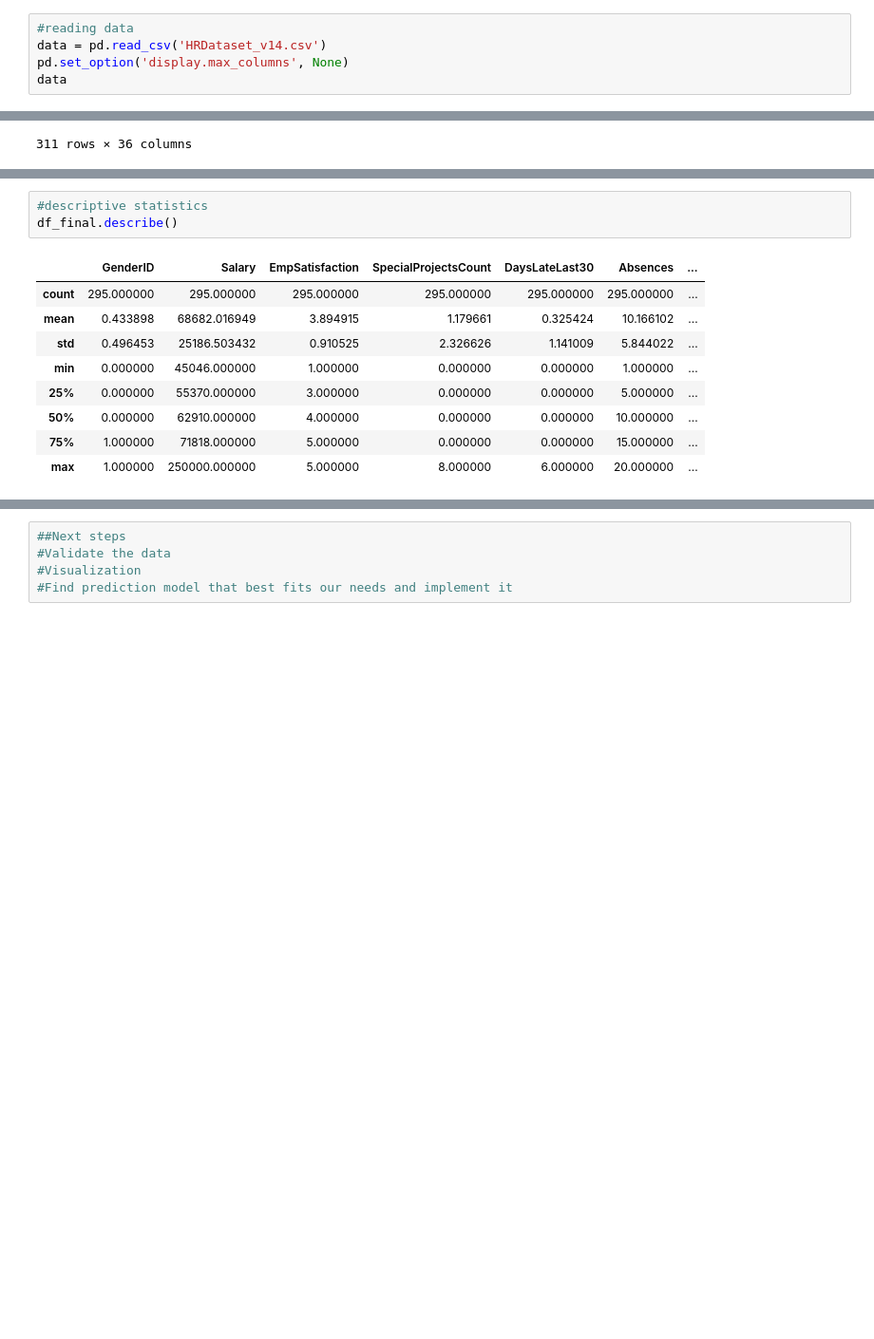
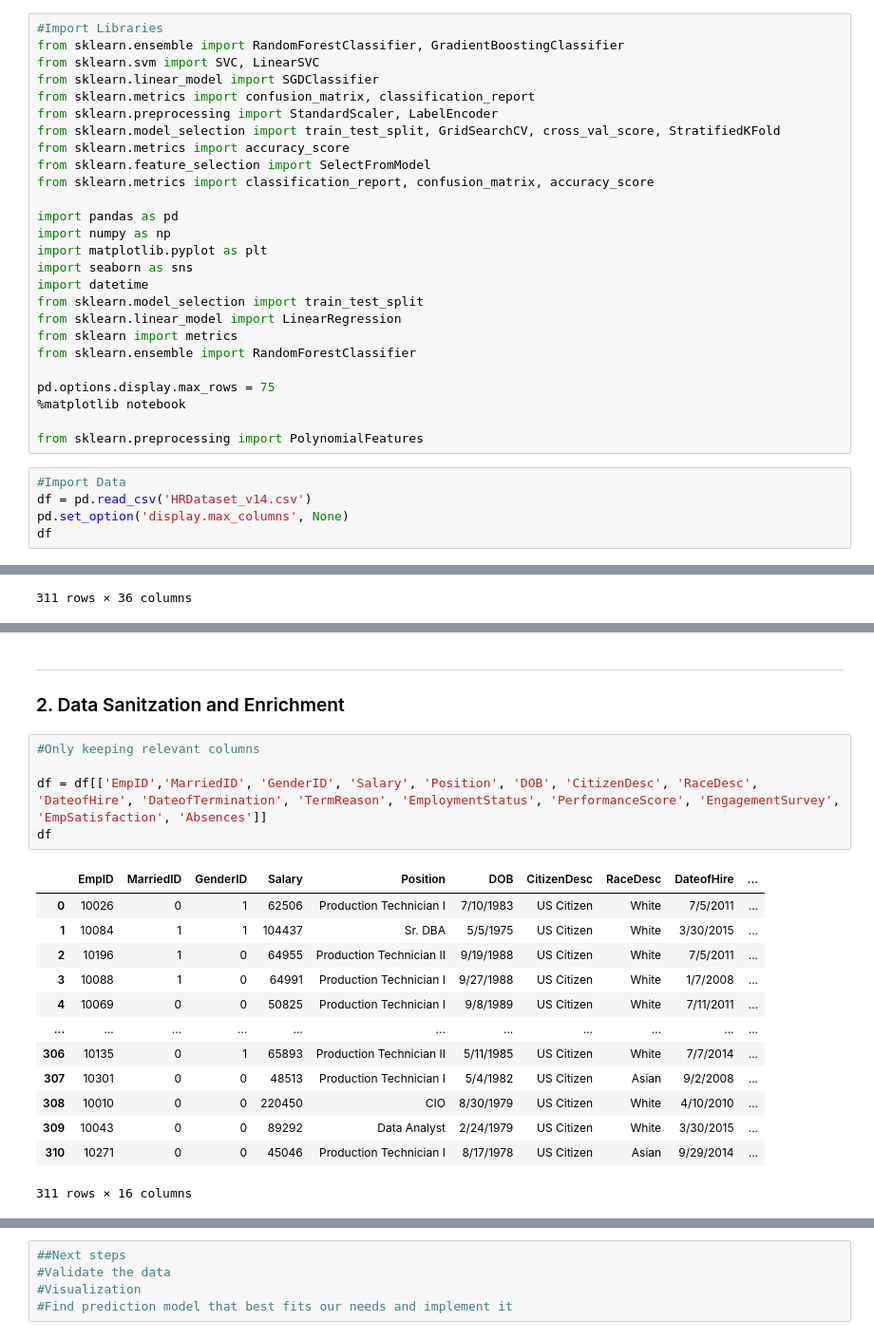
Before and after one commit to akazachk-teaching/Project-Group-5, a Jupyter notebook: project-code.ipynb, the cells around one changed output, grey strips where cells are left out. Shown: that part at 95% size. Cells and saved outputs as stored; diff of their text form; blank space fills up the shorter version.

```diff
--- a/project-code.ipynb
+++ b/project-code.ipynb
@@ -15,8 +4,34 @@ from sklearn import metrics
+# %%
+#Import Libraries
+from sklearn.ensemble import RandomForestClassifier, GradientBoostingClassifier
+from sklearn.svm import SVC, LinearSVC
+from sklearn.linear_model import SGDClassifier
+from sklearn.metrics import confusion_matrix, classification_report
+from sklearn.preprocessing import StandardScaler, LabelEncoder
+from sklearn.model_selection import train_test_split, GridSearchCV, cross_val_score, StratifiedKFold
+from sklearn.metrics import accuracy_score
+from sklearn.feature_selection import SelectFromModel
+from sklearn.metrics import classification_report, confusion_matrix, accuracy_score
+
+import pandas as pd
+import numpy as np
+import matplotlib.pyplot as plt
+import seaborn as sns
+import datetime
+from sklearn.model_selection import train_test_split
+from sklearn.linear_model import LinearRegression
+from sklearn import metrics
+from sklearn.ensemble import RandomForestClassifier
+
+pd.options.display.max_rows = 75
+%matplotlib notebook
+
+from sklearn.preprocessing import PolynomialFeatures
 # %%
-#reading data
-data = pd.read_csv('HRDataset_v14.csv')
+#Import Data
+df = pd.read_csv('HRDataset_v14.csv')
 pd.set_option('display.max_columns', None)
-data
+df
 # %% [output]
 |  | Employee_Name | EmpID | MarriedID | MaritalStatusID | GenderID | EmpStatusID | DeptID | PerfScoreID | ... |
 | 0 | Adinolfi, Wilson K | 10026 | 0 | 0 | 1 | 1 | 5 | 4 | ... |
@@ -173,13 +49,22 @@ df_final
-# %%
-#descriptive statistics
-df_final.describe()
-# %% [output]
-|  | GenderID | Salary | EmpSatisfaction | SpecialProjectsCount | DaysLateLast30 | Absences | ... |
-| count | 295.000000 | 295.000000 | 295.000000 | 295.000000 | 295.000000 | 295.000000 | ... |
-| mean | 0.433898 | 68682.016949 | 3.894915 | 1.179661 | 0.325424 | 10.166102 | ... |
-| std | 0.496453 | 25186.503432 | 0.910525 | 2.326626 | 1.141009 | 5.844022 | ... |
-| min | 0.000000 | 45046.000000 | 1.000000 | 0.000000 | 0.000000 | 1.000000 | ... |
-| 25% | 0.000000 | 55370.000000 | 3.000000 | 0.000000 | 0.000000 | 5.000000 | ... |
-| 50% | 0.000000 | 62910.000000 | 4.000000 | 0.000000 | 0.000000 | 10.000000 | ... |
-| 75% | 1.000000 | 71818.000000 | 5.000000 | 0.000000 | 0.000000 | 15.000000 | ... |
-| max | 1.000000 | 250000.000000 | 5.000000 | 8.000000 | 6.000000 | 20.000000 | ... |
+# %% [markdown]
+---
+### 2. Data Sanitzation and Enrichment
+# %%
+#Only keeping relevant columns
+
+df = df[['EmpID','MarriedID', 'GenderID', 'Salary', 'Position', 'DOB', 'CitizenDesc', 'RaceDesc', 'DateofHire', 'DateofTermination', 'TermReason', 'EmploymentStatus', 'PerformanceScore', 'EngagementSurvey', 'EmpSatisfaction', 'Absences']]
+df
+# %% [output]
+|  | EmpID | MarriedID | GenderID | Salary | Position | DOB | CitizenDesc | RaceDesc | DateofHire | ... |
+| 0 | 10026 | 0 | 1 | 62506 | Production Technician I | 7/10/1983 | US Citizen | White | 7/5/2011 | ... |
+| 1 | 10084 | 1 | 1 | 104437 | Sr. DBA | 5/5/1975 | US Citizen | White | 3/30/2015 | ... |
+| 2 | 10196 | 1 | 0 | 64955 | Production Technician II | 9/19/1988 | US Citizen | White | 7/5/2011 | ... |
+| 3 | 10088 | 1 | 0 | 64991 | Production Technician I | 9/27/1988 | US Citizen | White | 1/7/2008 | ... |
+| 4 | 10069 | 0 | 0 | 50825 | Production Technician I | 9/8/1989 | US Citizen | White | 7/11/2011 | ... |
+| ... | ... | ... | ... | ... | ... | ... | ... | ... | ... | ... |
+| 306 | 10135 | 0 | 1 | 65893 | Production Technician II | 5/11/1985 | US Citizen | White | 7/7/2014 | ... |
+| 307 | 10301 | 0 | 0 | 48513 | Production Technician I | 5/4/1982 | US Citizen | Asian | 9/2/2008 | ... |
+| 308 | 10010 | 0 | 0 | 220450 | CIO | 8/30/1979 | US Citizen | White | 4/10/2010 | ... |
+| 309 | 10043 | 0 | 0 | 89292 | Data Analyst | 2/24/1979 | US Citizen | White | 3/30/2015 | ... |
+| 310 | 10271 | 0 | 0 | 45046 | Production Technician I | 8/17/1978 | US Citizen | Asian | 9/29/2014 | ... |
+311 rows × 16 columns
```
Also changed, not shown: parts of 28 cells of this notebook.
